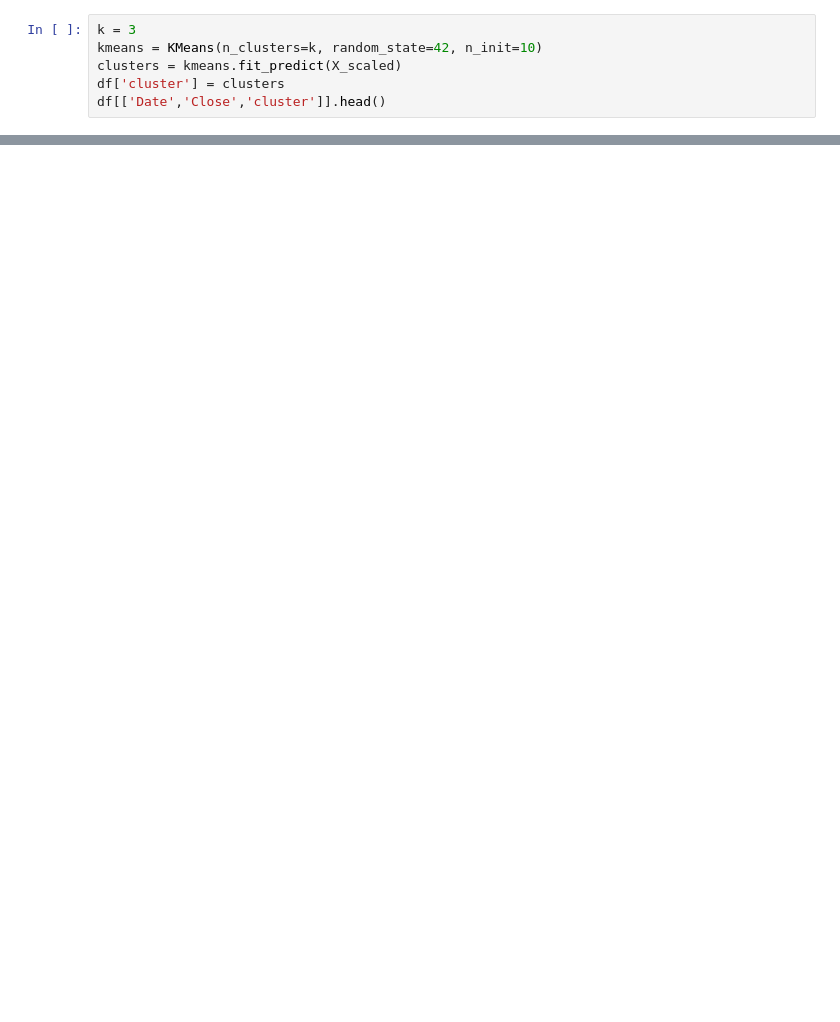
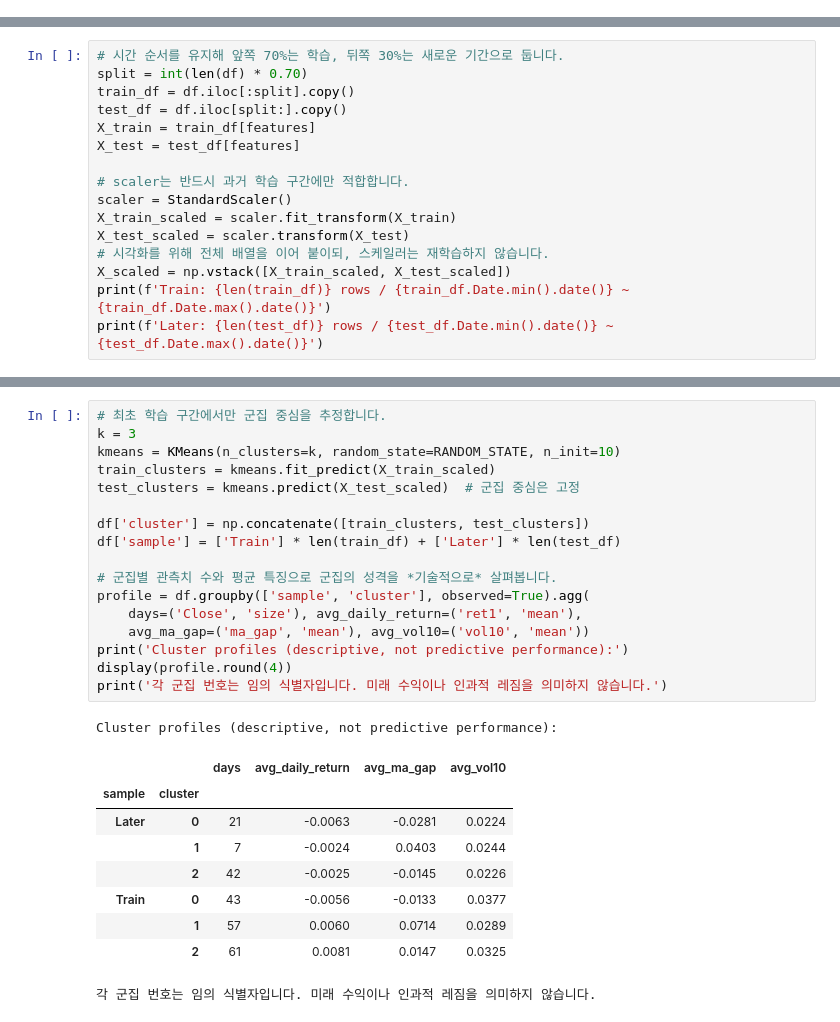
Before and after one commit to nhjung-phd/TimeSeriesAnalysis, a Jupyter notebook: notebooks/19_KMeans_Clustering.ipynb, the cells around one changed output, grey strips where cells are left out. Saved outputs shown, nothing was run; the diff lists cells and outputs as text; blank space fills up the shorter version.

```diff
--- a/notebooks/19_KMeans_Clustering.ipynb
+++ b/notebooks/19_KMeans_Clustering.ipynb
@@ -132,6 +120,0 @@ print('그래프 해석: 곡선이 꺾이는 지점(엘보우)을 확인하여
-# %%
-k = 3
-kmeans = KMeans(n_clusters=k, random_state=42, n_init=10)
-clusters = kmeans.fit_predict(X_scaled)
-df['cluster'] = clusters
-df[['Date','Close','cluster']].head()
@@ -188,0 +127,16 @@ print('   예: 고변동성 하락장에서 특정 군집이 집중적으로 나
+# %%
+# 시간 순서를 유지해 앞쪽 70%는 학습, 뒤쪽 30%는 새로운 기간으로 둡니다.
+split = int(len(df) * 0.70)
+train_df = df.iloc[:split].copy()
+test_df = df.iloc[split:].copy()
+X_train = train_df[features]
+X_test = test_df[features]
+
+# scaler는 반드시 과거 학습 구간에만 적합합니다.
+scaler = StandardScaler()
+X_train_scaled = scaler.fit_transform(X_train)
+X_test_scaled = scaler.transform(X_test)
+# 시각화를 위해 전체 배열을 이어 붙이되, 스케일러는 재학습하지 않습니다.
+X_scaled = np.vstack([X_train_scaled, X_test_scaled])
+print(f'Train: {len(train_df)} rows / {train_df.Date.min().date()} ~ {train_df.Date.max().date()}')
+print(f'Later: {len(test_df)} rows / {test_df.Date.min().date()} ~ {test_df.Date.max().date()}')
@@ -188,0 +181,28 @@ print('   예: 고변동성 하락장에서 특정 군집이 집중적으로 나
+# %%
+# 최초 학습 구간에서만 군집 중심을 추정합니다.
+k = 3
+kmeans = KMeans(n_clusters=k, random_state=RANDOM_STATE, n_init=10)
+train_clusters = kmeans.fit_predict(X_train_scaled)
+test_clusters = kmeans.predict(X_test_scaled)  # 군집 중심은 고정
+
+df['cluster'] = np.concatenate([train_clusters, test_clusters])
+df['sample'] = ['Train'] * len(train_df) + ['Later'] * len(test_df)
+
+# 군집별 관측치 수와 평균 특징으로 군집의 성격을 *기술적으로* 살펴봅니다.
+profile = df.groupby(['sample', 'cluster'], observed=True).agg(
+    days=('Close', 'size'), avg_daily_return=('ret1', 'mean'),
+    avg_ma_gap=('ma_gap', 'mean'), avg_vol10=('vol10', 'mean'))
+print('Cluster profiles (descriptive, not predictive performance):')
+display(profile.round(4))
+print('각 군집 번호는 임의 식별자입니다. 미래 수익이나 인과적 레짐을 의미하지 않습니다.')
+# %% [output]
+Cluster profiles (descriptive, not predictive performance):
+|  |  | days | avg_daily_return | avg_ma_gap | avg_vol10 |
+| sample | cluster |  |  |  |  |
+| Later | 0 | 21 | -0.0063 | -0.0281 | 0.0224 |
+|  | 1 | 7 | -0.0024 | 0.0403 | 0.0244 |
+|  | 2 | 42 | -0.0025 | -0.0145 | 0.0226 |
+| Train | 0 | 43 | -0.0056 | -0.0133 | 0.0377 |
+|  | 1 | 57 | 0.0060 | 0.0714 | 0.0289 |
+|  | 2 | 61 | 0.0081 | 0.0147 | 0.0325 |
+각 군집 번호는 임의 식별자입니다. 미래 수익이나 인과적 레짐을 의미하지 않습니다.
```
Also changed, not shown: parts of 31 cells of this notebook.
